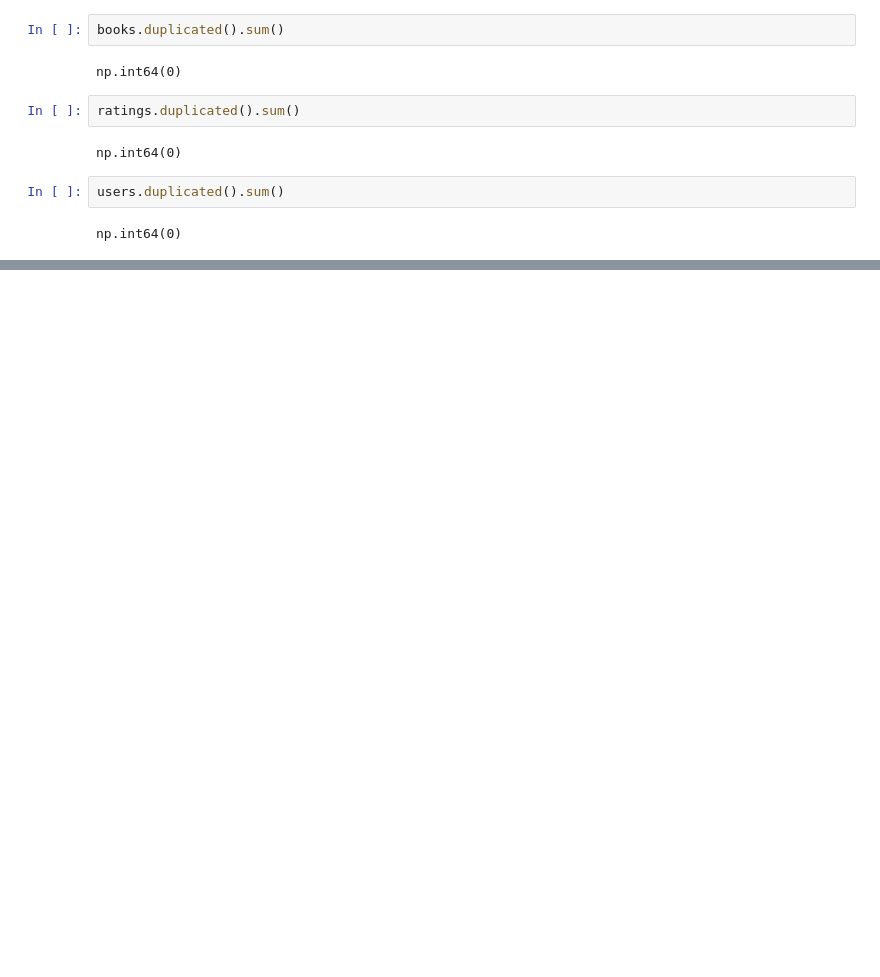
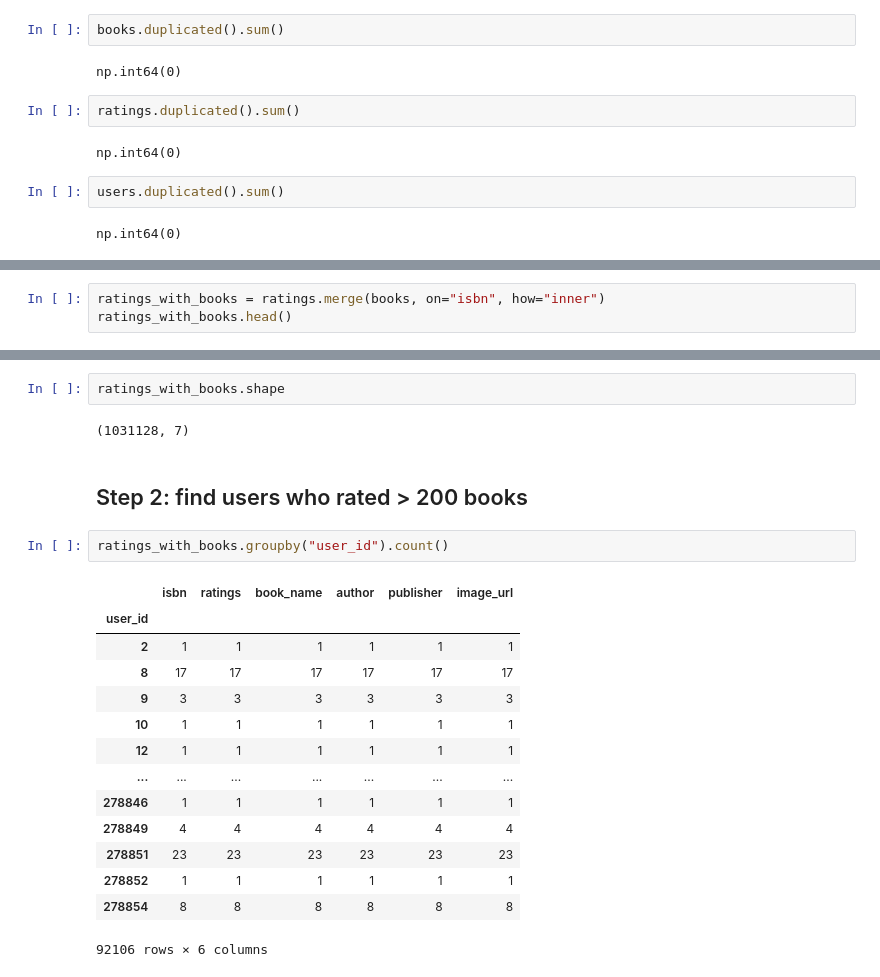
Before and after one commit to masterArnob/Collaborative-Filtering-Recommender-System, a Jupyter notebook: code.ipynb, the cells around one changed output, grey strips where cells are left out. Cells and saved outputs as stored; diff of their text form; blank space fills up the shorter version.

```diff
--- a/code.ipynb
+++ b/code.ipynb
@@ -349,0 +136,3 @@ df.head()
+# %%
+ratings_with_books = ratings.merge(books, on="isbn", how="inner")
+ratings_with_books.head()
@@ -349,0 +146,23 @@ df.head()
+# %%
+ratings_with_books.shape
+# %% [output]
+(1031128, 7)
+# %% [markdown]
+## Step 2: find users who rated > 200 books
+# %%
+ratings_with_books.groupby("user_id").count()
+# %% [output]
+|  | isbn | ratings | book_name | author | publisher | image_url |
+| user_id |  |  |  |  |  |  |
+| 2 | 1 | 1 | 1 | 1 | 1 | 1 |
+| 8 | 17 | 17 | 17 | 17 | 17 | 17 |
+| 9 | 3 | 3 | 3 | 3 | 3 | 3 |
+| 10 | 1 | 1 | 1 | 1 | 1 | 1 |
+| 12 | 1 | 1 | 1 | 1 | 1 | 1 |
+| ... | ... | ... | ... | ... | ... | ... |
+| 278846 | 1 | 1 | 1 | 1 | 1 | 1 |
+| 278849 | 4 | 4 | 4 | 4 | 4 | 4 |
+| 278851 | 23 | 23 | 23 | 23 | 23 | 23 |
+| 278852 | 1 | 1 | 1 | 1 | 1 | 1 |
+| 278854 | 8 | 8 | 8 | 8 | 8 | 8 |
+92106 rows × 6 columns
```
Also changed, not shown: parts of 68 cells of this notebook, 2 other files.
